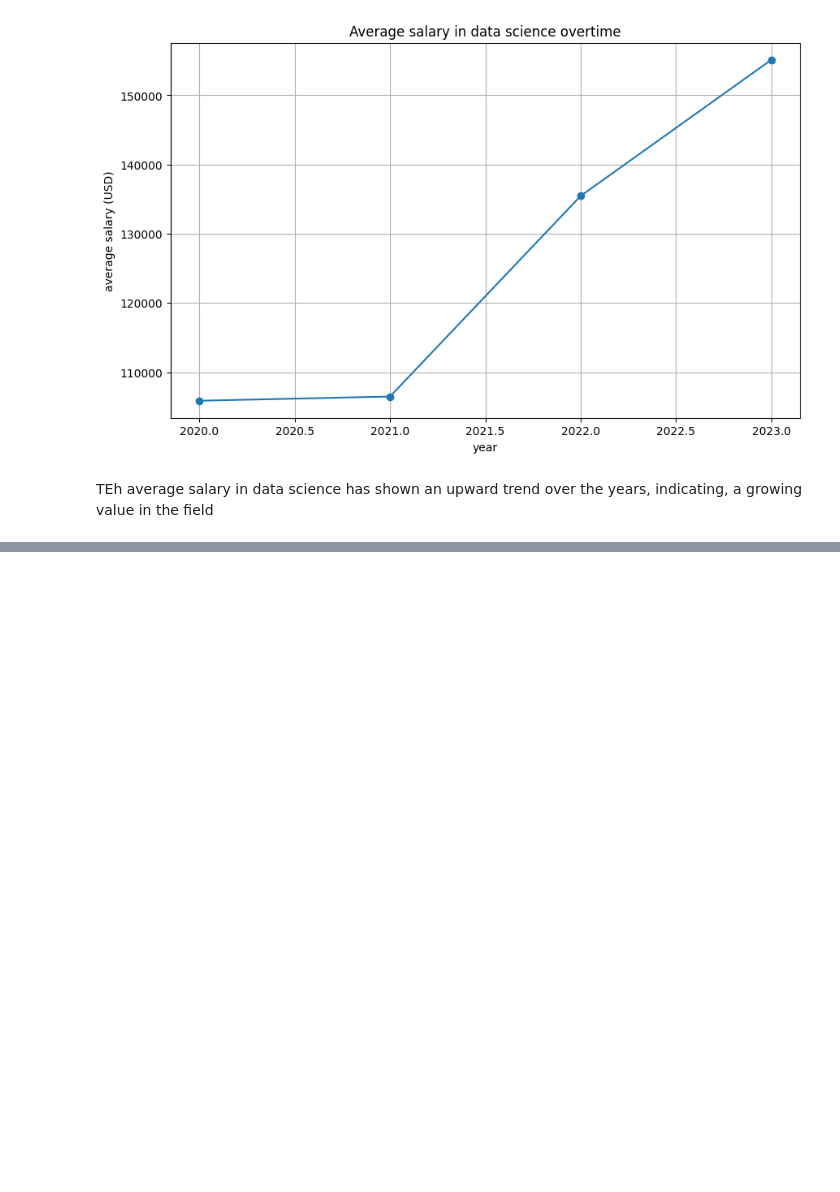
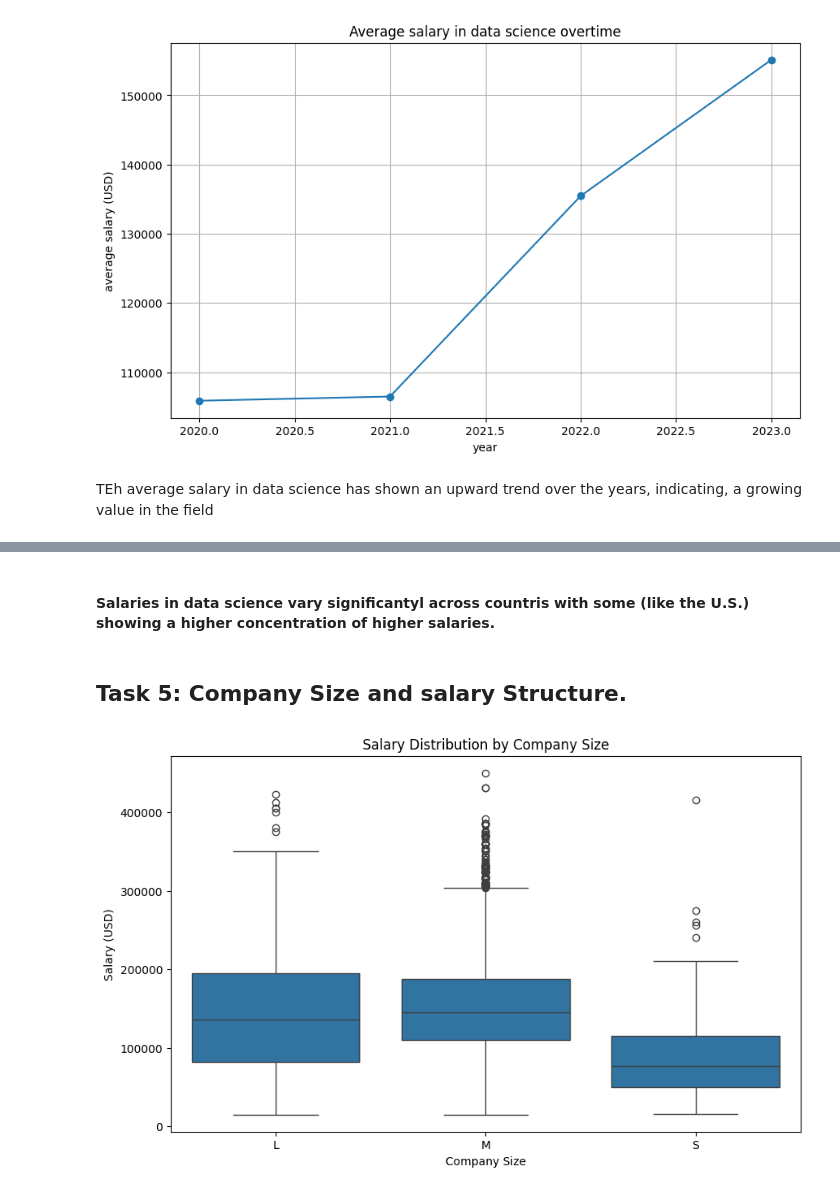
Before and after one commit to dcChilshock/AP-ComputerScience, a Jupyter notebook: prog6280a.ipynb, the cells around one changed output, grey strips where cells are left out. Cells and saved outputs as stored; diff of their text form; code cells hidden in the pictures; blank space fills up the shorter version.

```diff
--- a/prog6280a.ipynb
+++ b/prog6280a.ipynb
@@ -80,0 +120,13 @@ TEh average salary in data science has shown an upward trend over the years, ind
+# %% [markdown]
+#### Salaries in data science vary significantyl across countris with some (like the U.S.) showing a higher concentration of higher salaries.
+# %% [markdown]
+## Task 5: Company Size and salary Structure.
+# %%
+plt.figure(figsize=(10,6))
+sns.boxplot(x='company_size', y='salary_in_usd',data=df) #sns.violinplot(...)
+plt.title('Salary Distribution by Company Size')
+plt.xlabel('Company Size')
+plt.ylabel('Salary (USD)')
+plt.show()
+# %% [output]
+[figure, added]
```
Also changed, not shown: parts of 11 cells of this notebook, 1 other file.
